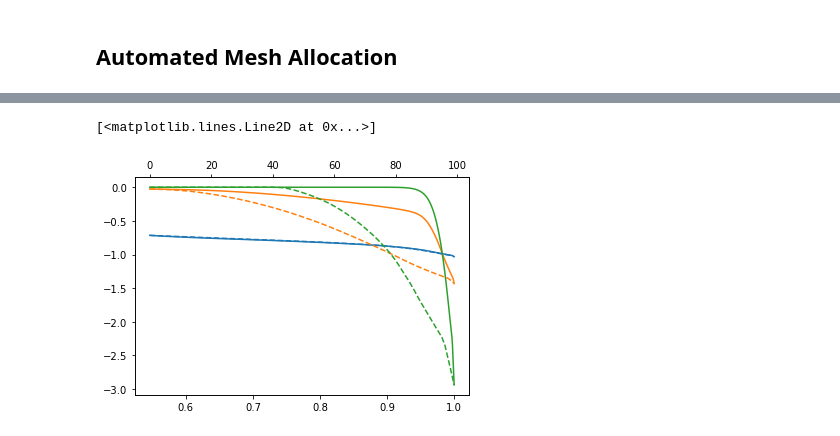
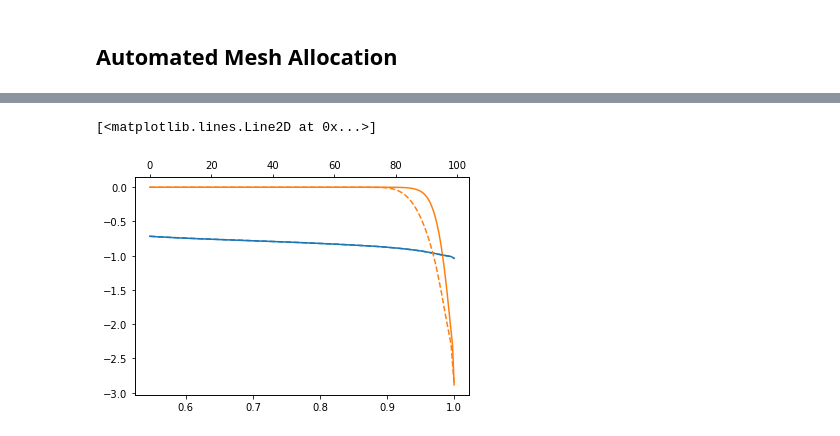
Before and after one commit to skachuck/giapy, a Jupyter notebook: nbs/Farrell1972.ipynb, the cells around one changed output, grey strips where cells are left out. Saved outputs shown, nothing was run; the diff lists cells and outputs as text; code cells hidden in the pictures.

```diff
--- a/nbs/Farrell1972.ipynb
+++ b/nbs/Farrell1972.ipynb
@@ -1219,17 +1243,17 @@ plt.semilogx(pan[0], pan[3], 'o')
 # %%
-%%time
+"""%%time
 
 N = 0.1
 Nz = 300
 zarray = (np.log10(np.linspace(1., 10**N, Nz))*(1-prem.rCore)/N + prem.rCore)
 #zarray = np.union1d(zarray, prem2.z*prem.norms['r'])
 
-difeqElas = SphericalElasSMat(1, zarray, prem)
+difeqElas = SphericalElasSMat_norm(1, zarray, prem)
 indexv = np.array([3,4,0,1,5,2])
 scalvElas = np.array([1, 1, 1, 1, 1, 1])
 slowc = 1
 
-ns_full = np.arange(1, 1001)
+ns_full = np.arange(1, 5001)
 y0 =  (scalvElas*np.ones((6, len(zarray))).T).T
 hlk_full = []
 
@@ -1243,5 +1267,5 @@ for n in ns_full:
                             y0, difeqElas, False)
     y0 = yE.y.copy()
     hlk_full.append(yE.y[[0,1,4], -1])
-hlk_full=np.array(hlk_full).T
+hlk_full=np.array(hlk_full).T"""
 # %% [output]
@@ -1296,7 +1310,7 @@ class SphericalElasSMatAM(object):
         if z is None: z = self.z
         self.z = z
         zmids = 0.5*(self.z[1:]+self.z[:-1])
-        self.A = propMatElas(zmids, self.n, self.params)
+        self.A = propMatElas_norm(zmids, self.n, self.params)
 
     def smatrix(self, k, k1, k2, jsf, is1, isf, indexv, s, y):
         if k == k1:      # Core-Mantle boundary conditions.
@@ -1452,7 +1466,8 @@ class SphericalElasSMatAM(object):
 
             #phi = 1/delta*(0.9 + 0.1*np.abs(dydx[0]/y[0,k-1]))
             #print dydx[0]
-            phi = 1./self.delta*(.5 + .5*dydx)
+            phi = dydx + np.exp((self.z[k] - self.z[-1])/np.min(self.delta, self.delta/np.log(n)))
+            phi = 1/delta + dydx
             #phi = 1/delta*(0.01 + 0.99*dydx[k-1]/np.max(dydx))
 
             Anew[:6,:6]=A
@@ -1468,20 +1483,25 @@ class SphericalElasSMatAM(object):
 
         return s
 # %%
-zGrid = np.linspace(prem.rCore, 1., 50)
-ndiv = 1.
-delta = (1-prem.rCore)/(len(zGrid) - 1)/ndiv
+qs = np.arange(100, dtype=float)
+x1, x2 = prem.rCore, 1
+delta = 0.1
+zGrid = delta * np.log(qs/(len(qs)-1)*(np.exp((x2 - x1)/delta) - 1) + 1) + x1
+
+#zGrid = np.linspace(prem.rCore,1., 56)
+ndiv = .1
+delta = 0.1#(1-prem.rCore)/(len(zGrid) - 1)/ndiv
 
 difeqElasAM = SphericalElasSMatAM(2, zGrid, prem, delta)
 indexv = np.array([5,6,0,1,7,2,     4,8,3])
-scalvElas = np.array([1, 1, 1, 1, 1, 1, len(zGrid)*ndiv, ndiv, 1.])
-slowc = 1
+scalvElas = np.array([hlk_inf[0], hlk_inf[1], 1, 1, 1, 1, len(zGrid)*ndiv, ndiv, 1.])
+slowc = 1e0
 start = (scalvElas*np.ones((9, len(zGrid))).T).T
 start[[0, 2, 4, 5]] *= -1
 start[-3] = np.linspace(0, 1., len(zGrid))*scalvElas[-3]
 start[-1] = zGrid
 yE2m = solvde(500, 1e-10, slowc, scalvElas, indexv, 5,
-                            start.copy(), difeqElasAM, True, True, True)
+                            start.copy(), difeqElasAM, True, False, True)
 # %% [output]
 Iter.
 Error      FAC
@@ -1574,11 +1594,12 @@ plt.plot(yE3m.y[-1], yE3m.y[0])
 y0 = yE3m.y.copy()
 scals = []
 zs = []
-for n in range(4,100):
+
+for n in range(4,101):
     difeqElasAM.updateProps(n=n)
     scalvElas[6:] = np.max(np.abs(y0[6:]), axis=1)
     yE99m = solvde(500, 1e-5, slowc, scalvElas, indexv, 5,
-                            y0, difeqElasAM, False, True, True)
+                            y0, difeqElasAM, False, False, True, .1)
     y0 = yE99m.y.copy()
     lhk_am.append(yE99m.y[[0,1,4], -1])
     its_am.append(yE99m.it)
@@ -1784,16 +1679,14 @@ plt.plot(np.sum(np.abs(derivs), axis=0)/6., lw=3)
 # %%
 fig, ax = plt.subplots(1,1)
 ax.plot(yE2m.y[-1], yE2m.y[0])
-ax.plot(yE99m.y[-1], yE10m.y[0])
 ax.plot(yE99m.y[-1], yE99m.y[0])
 
 ax2 = ax.twiny()
 ax2.plot(yE2m.y[0], '--')
-ax2.plot(yE10m.y[0], '--')
 ax2.plot(yE99m.y[0], '--')
 # %% [output]
 [<matplotlib.lines.Line2D at 0x...>]
-[figure, old version]
+[figure, new version]
 # %%
 derivs = []
 for y, A in zip(yE2n.y.T, difeqElas.A):
```
Also changed, not shown: parts of 159 cells of this notebook, 3 other files.
